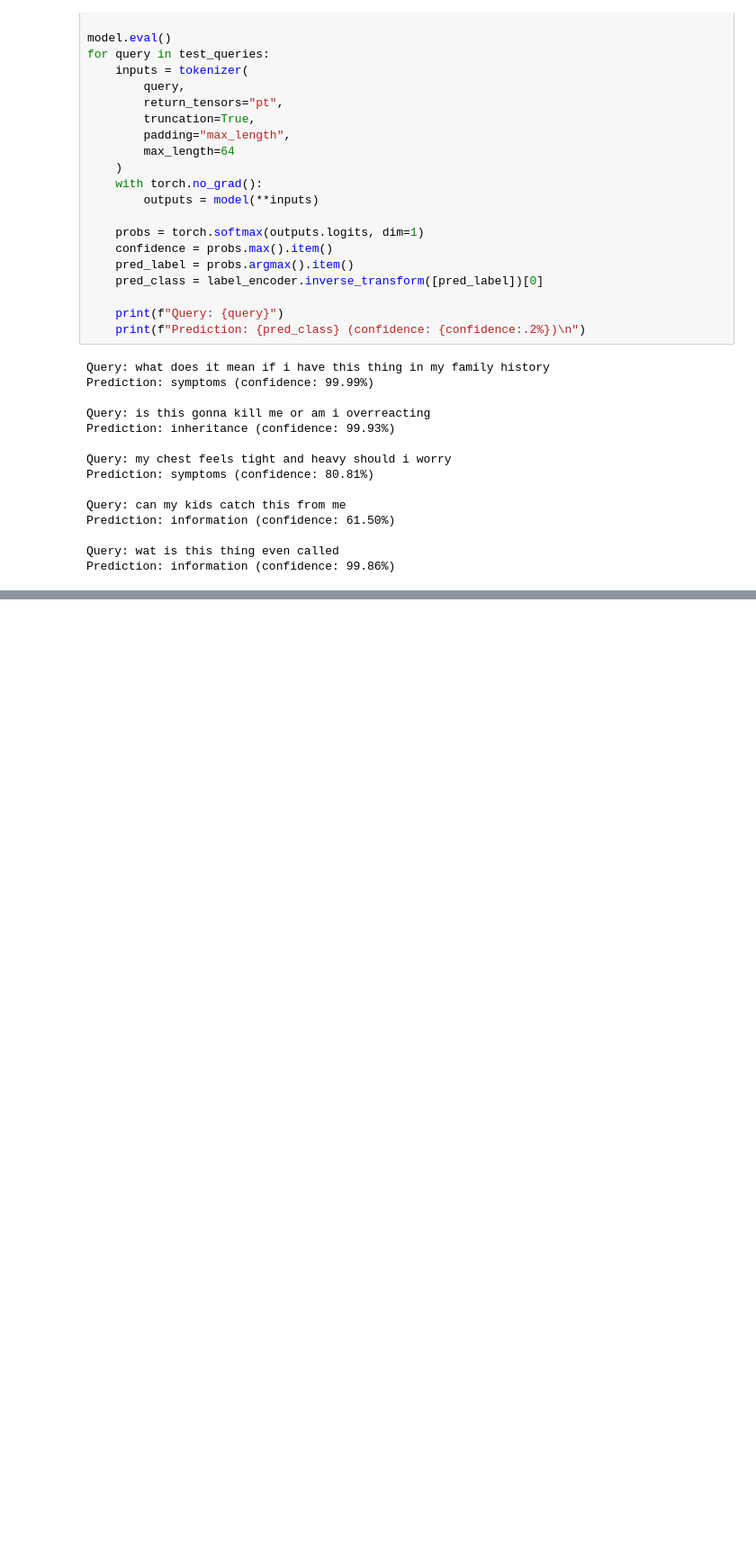
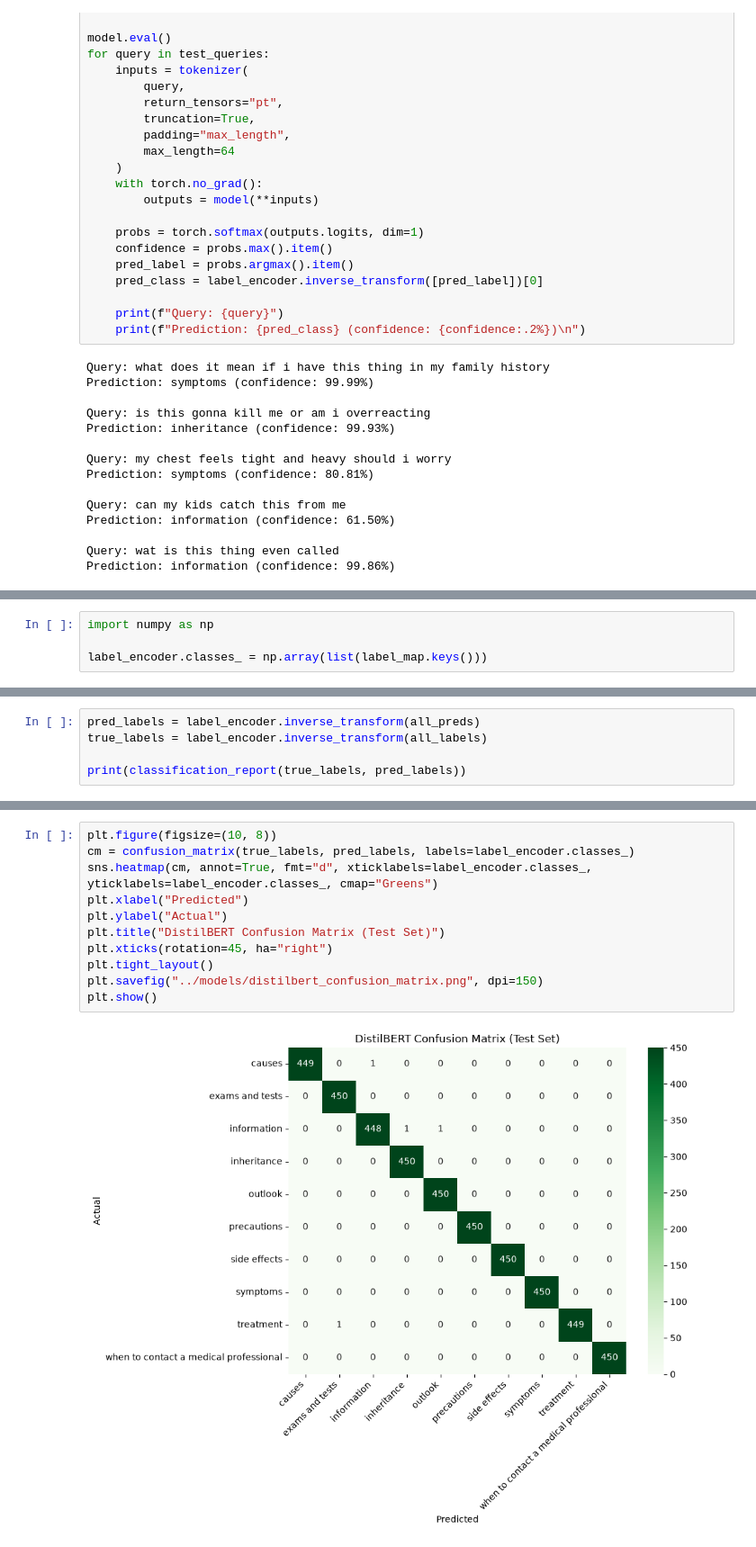
Before and after one commit to umarkhan0206/medical-intent-classifier, a Jupyter notebook: notebooks/04_distilbert.ipynb, the cells around one changed output, grey strips where cells are left out. Shown at 90% size. Saved outputs shown, nothing was run; the diff lists cells and outputs as text; blank space fills up the shorter version.

```diff
--- a/notebooks/04_distilbert.ipynb
+++ b/notebooks/04_distilbert.ipynb
@@ -335,0 +388,4 @@ NameError: name 'tqdm' is not defined
+# %%
+import numpy as np
+
+label_encoder.classes_ = np.array(list(label_map.keys()))
@@ -335,0 +412,5 @@ NameError: name 'tqdm' is not defined
+# %%
+pred_labels = label_encoder.inverse_transform(all_preds)
+true_labels = label_encoder.inverse_transform(all_labels)
+
+print(classification_report(true_labels, pred_labels))
@@ -335,0 +434,13 @@ NameError: name 'tqdm' is not defined
+# %%
+plt.figure(figsize=(10, 8))
+cm = confusion_matrix(true_labels, pred_labels, labels=label_encoder.classes_)
+sns.heatmap(cm, annot=True, fmt="d", xticklabels=label_encoder.classes_, yticklabels=label_encoder.classes_, cmap="Greens")
+plt.xlabel("Predicted")
+plt.ylabel("Actual")
+plt.title("DistilBERT Confusion Matrix (Test Set)")
+plt.xticks(rotation=45, ha="right")
+plt.tight_layout()
+plt.savefig("../models/distilbert_confusion_matrix.png", dpi=150)
+plt.show()
+# %% [output]
+[figure, added]
```
Also changed, not shown: parts of 15 cells of this notebook, 1 other file.
